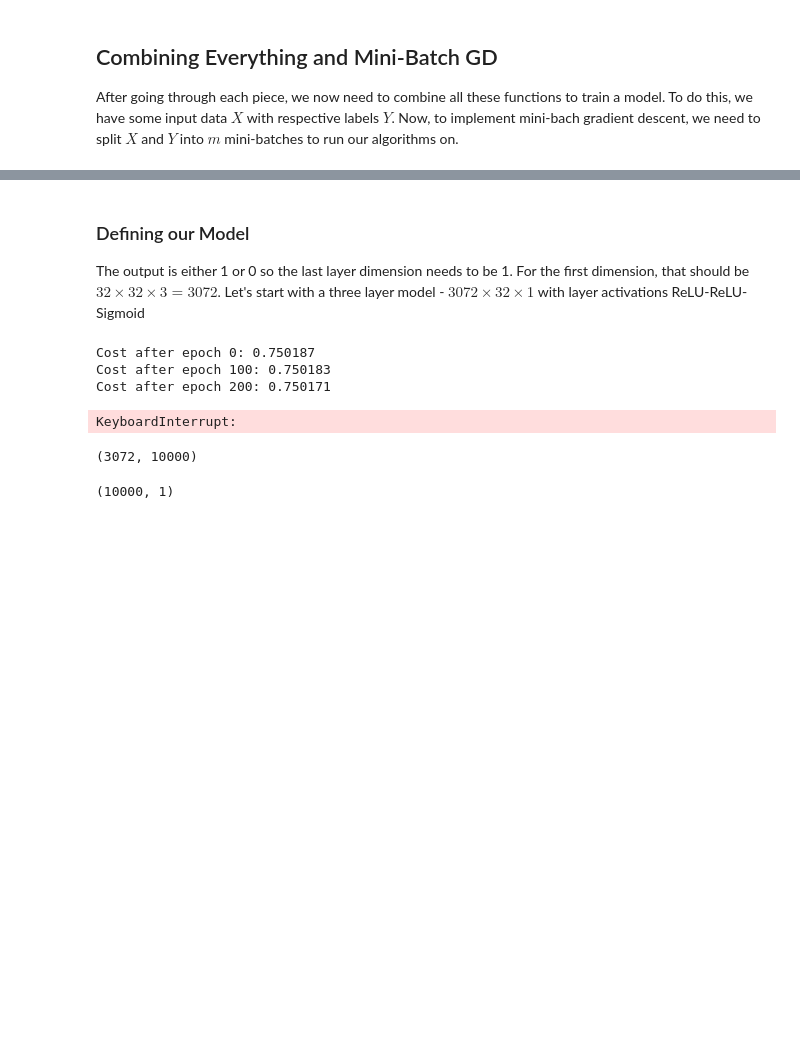
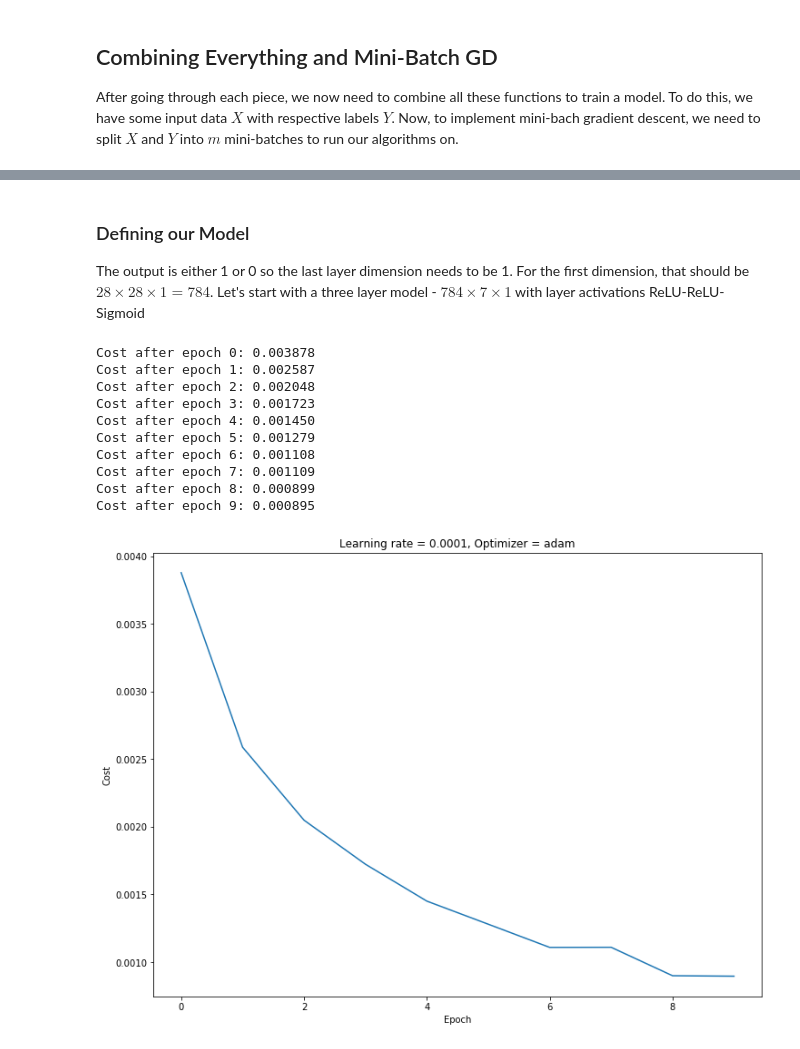
Before and after one commit to Fquico1999/numpy_neural_nets, a Jupyter notebook: numpy_neural_nets.ipynb, the cells around one changed output, grey strips where cells are left out. Drawn from its saved outputs; the diff is of its cells as text; code cells hidden in the pictures; blank space fills up the shorter version.

```diff
--- a/numpy_neural_nets.ipynb
+++ b/numpy_neural_nets.ipynb
@@ -806,23 +813,21 @@ plt.show()
 # %%
 #Choose two classes for our classification model
-class_a = 'bird' #Positive Class
-class_b = 'airplane' #Negative Class
+class_a = 3 #Positive Class
+class_b = 7 #Negative Class
 
 #Filter out the dataset to include only images in those classes
-idx_a = classes.index(class_a)
-idx_b = classes.index(class_b)
-idx = np.logical_or(np.squeeze(Y_train) == idx_a, np.squeeze(Y_train) == idx_b)
-X_train, Y_train = X_train[idx], Y_train[idx].astype(np.float64)
+idx = np.logical_or(np.squeeze(Y_train) == class_a, np.squeeze(Y_train) == class_b)
+X_train, Y_train = X_train[idx], Y_train[idx]
 #Assign class_a = 1 and class_b=0
-Y_train[np.where(Y_train == idx_a)] = 1.00
-Y_train[np.where(Y_train == idx_b)] = 0.00
+Y_train[np.where(Y_train == class_a)] = 1.00
+Y_train[np.where(Y_train == class_b)] = 0.00
 
 print('X_train has shape %s\nY_train has shape %s'%(X_train.shape, Y_train.shape))
 
-idx = np.logical_or(np.squeeze(Y_test) == idx_a, np.squeeze(Y_test) == idx_b)
+idx = np.logical_or(np.squeeze(Y_test) == class_a, np.squeeze(Y_test) == class_b)
 X_test, Y_test = X_test[idx], Y_test[idx].astype(np.float64)
 #Assign class_a = 1 and class_b=0
-Y_test[np.where(Y_test == idx_a)] = 1.00
-Y_test[np.where(Y_test == idx_b)] = 0.00
+Y_test[np.where(Y_test == class_a)] = 1.00
+Y_test[np.where(Y_test == class_b)] = 0.00
 print('X_test has shape %s\nY_test has shape %s'%(X_test.shape, Y_test.shape))
 # %% [output]
@@ -847,32 +852,31 @@ X_test's shape: (3072, 2000)
 # %% [markdown]
 ### Defining our Model
 The output is either 1 or 0 so the last layer dimension needs to be 1.
-For the first dimension, that should be $32\times32\times3=3072$.
-Let's start with a three layer model - $3072\times32\times1$ with layer activations ReLU-ReLU-Sigmoid
+For the first dimension, that should be $28\times28\times1=784$.
+Let's start with a three layer model - $784\times7\times1$ with layer activations ReLU-ReLU-Sigmoid
 # %%
 #Model Parameters
 n_x = X_train_norm.shape[0]
 n_y = 1
 n_h = 7
 model_shape = (n_x, n_h, n_y)
 
 layer_activations = ['relu','relu','sigmoid']
 optimizer = 'adam'
 
-learning_rate = 0.001
+learning_rate = 0.0001
 
 parameters = train(X_train_norm,Y_train, model_shape, layer_activations, optimizer,
-                   learning_rate=learning_rate, mini_batch_size=128)
+                   learning_rate=learning_rate, mini_batch_size=128, num_epochs=10)
 # %% [output]
-Cost after epoch 0: 0.750187
-Cost after epoch 100: 0.750183
-Cost after epoch 200: 0.750171
+Cost after epoch 0: 0.003878
+Cost after epoch 1: 0.002587
+Cost after epoch 2: 0.002048
+Cost after epoch 3: 0.001723
+Cost after epoch 4: 0.001450
+Cost after epoch 5: 0.001279
+Cost after epoch 6: 0.001108
+Cost after epoch 7: 0.001109
+Cost after epoch 8: 0.000899
+Cost after epoch 9: 0.000895
-KeyboardInterrupt:
+[figure, added]
-# %%
-X_train_norm.shape
-# %% [output]
-(3072, 10000)
-# %%
-Y_train.shape
-# %% [output]
-(10000, 1)
```
Also changed, not shown: parts of 11 cells of this notebook.
